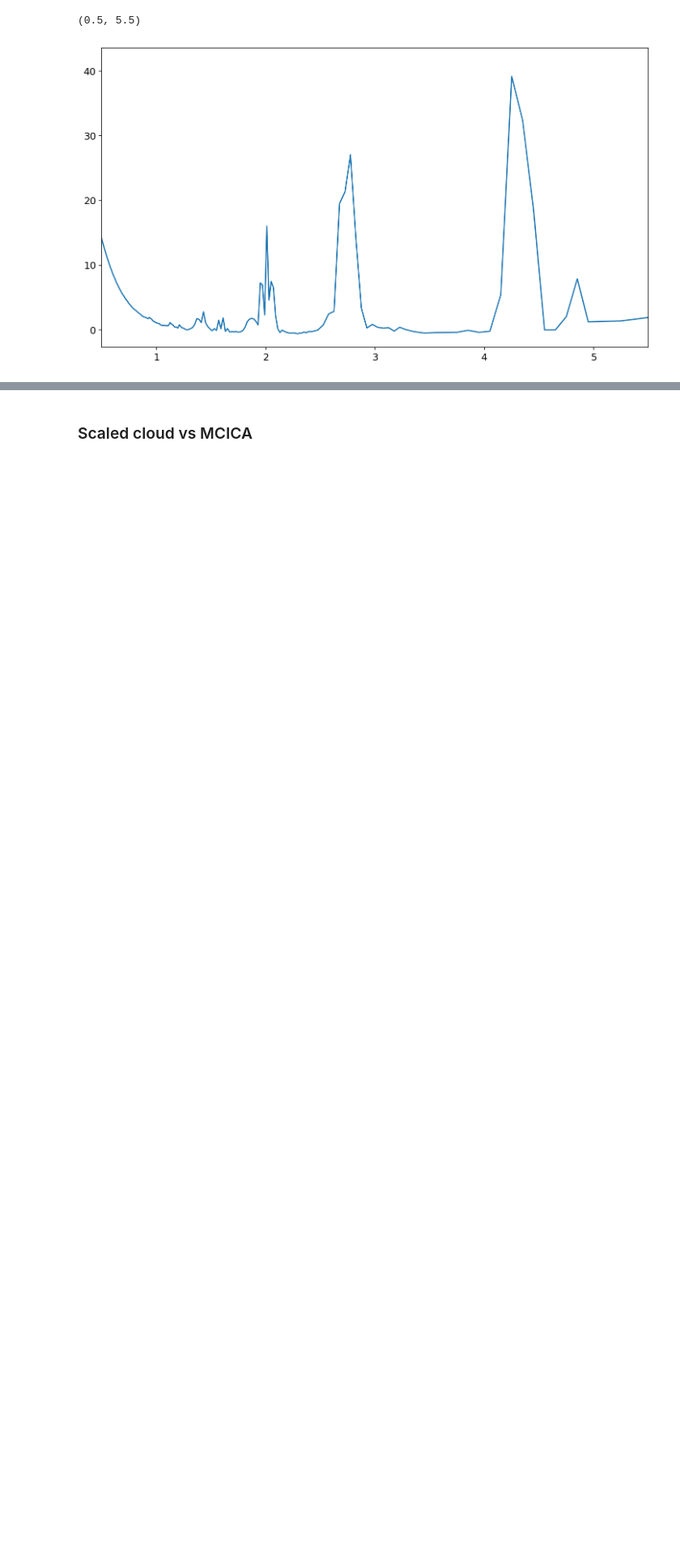
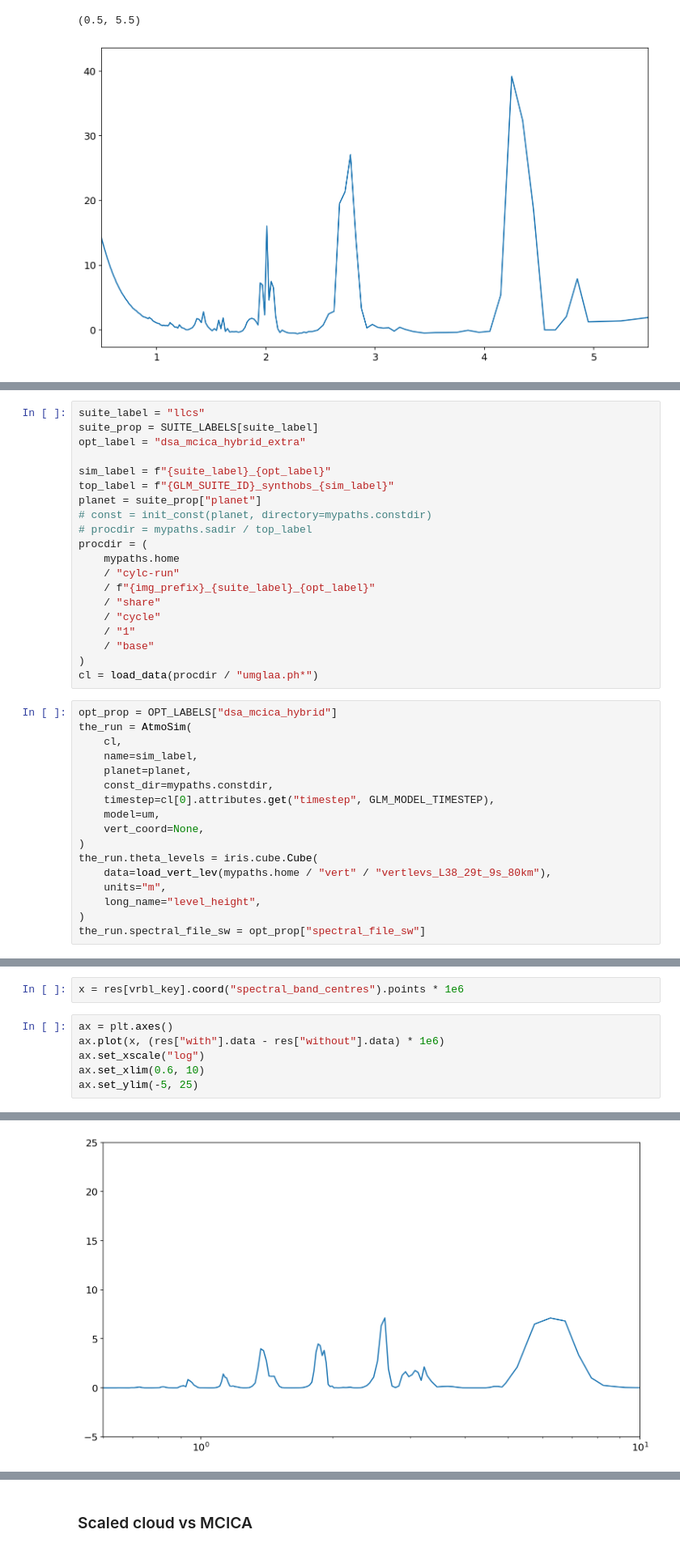
Before and after one commit to dennissergeev/t1e_bistability_code, a Jupyter notebook: code/Transmission-Spectra.ipynb, the cells around one changed output, grey strips where cells are left out. Shown at 81% size. Drawn from its saved outputs; the diff is of its cells as text; blank space fills up the shorter version.

```diff
--- a/code/Transmission-Spectra.ipynb
+++ b/code/Transmission-Spectra.ipynb
@@ -378,0 +474,37 @@ ax.set_xlim(0.5, 5.5)
+# %%
+suite_label = "llcs"
+suite_prop = SUITE_LABELS[suite_label]
+opt_label = "dsa_mcica_hybrid_extra"
+
+sim_label = f"{suite_label}_{opt_label}"
+top_label = f"{GLM_SUITE_ID}_synthobs_{sim_label}"
+planet = suite_prop["planet"]
+# const = init_const(planet, directory=mypaths.constdir)
+# procdir = mypaths.sadir / top_label
+procdir = (
+    mypaths.home
+    / "cylc-run"
+    / f"{img_prefix}_{suite_label}_{opt_label}"
+    / "share"
+    / "cycle"
+    / "1"
+    / "base"
+)
+cl = load_data(procdir / "umglaa.ph*")
+# %%
+opt_prop = OPT_LABELS["dsa_mcica_hybrid"]
+the_run = AtmoSim(
+    cl,
+    name=sim_label,
+    planet=planet,
+    const_dir=mypaths.constdir,
+    timestep=cl[0].attributes.get("timestep", GLM_MODEL_TIMESTEP),
+    model=um,
+    vert_coord=None,
+)
+the_run.theta_levels = iris.cube.Cube(
+    data=load_vert_lev(mypaths.home / "vert" / "vertlevs_L38_29t_9s_80km"),
+    units="m",
+    long_name="level_height",
+)
+the_run.spectral_file_sw = opt_prop["spectral_file_sw"]
@@ -378,0 +549,9 @@ ax.set_xlim(0.5, 5.5)
+# %%
+x = res[vrbl_key].coord("spectral_band_centres").points * 1e6
+# %%
+ax = plt.axes()
+ax.plot(x, (res["with"].data - res["without"].data) * 1e6)
+ax.set_xscale("log")
+ax.set_xlim(0.6, 10)
+ax.set_ylim(-5, 25)
+# %% [output]
@@ -378,0 +559 @@ ax.set_xlim(0.5, 5.5)
+[figure, added]
```
Also changed, not shown: parts of 36 cells of this notebook.
